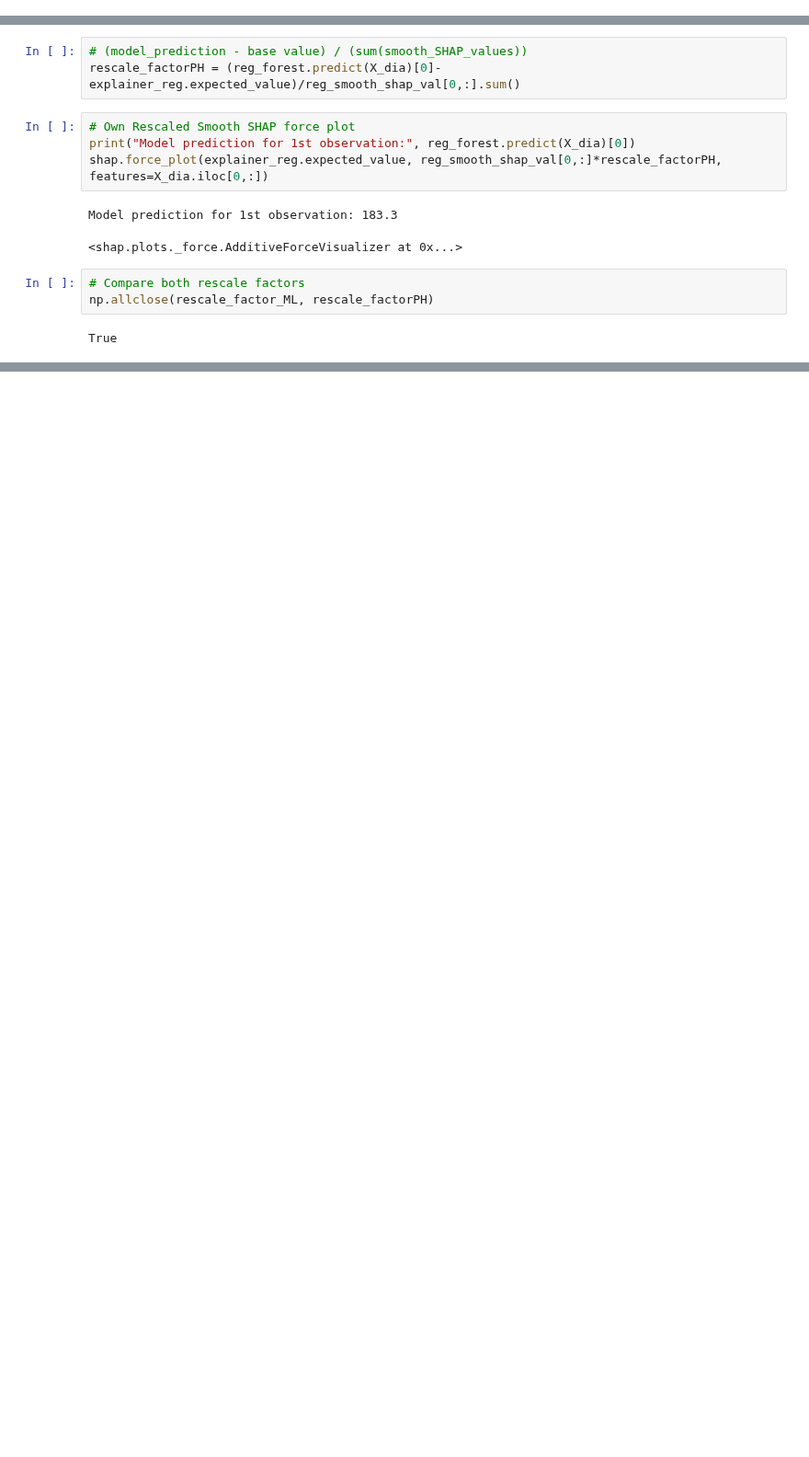
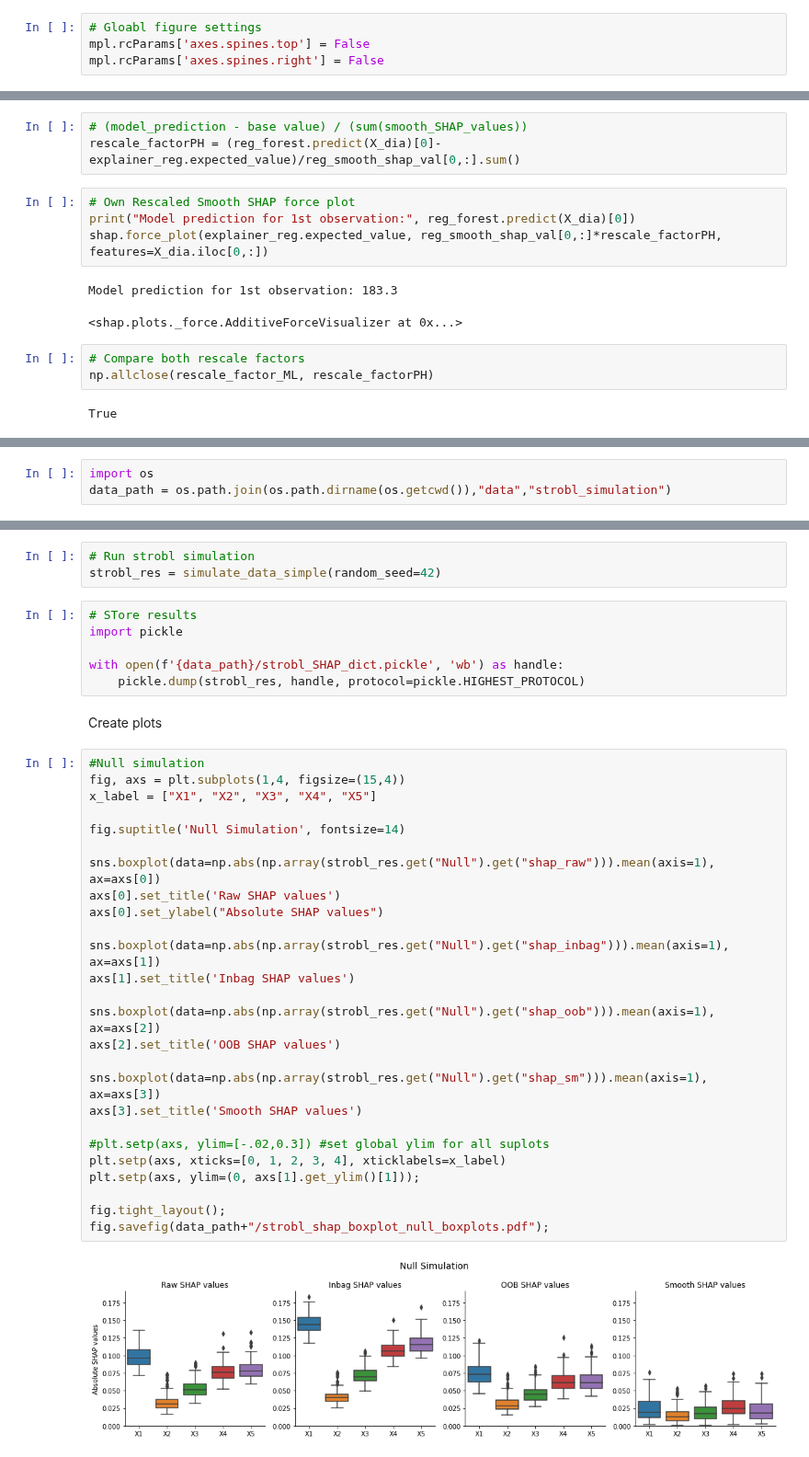
Before and after one commit to markusloecher/TreeBasedModel, a Jupyter notebook: notebooks/SmoothSHAP.ipynb, the cells around one changed output, grey strips where cells are left out. Shown at 92% size. Saved outputs shown, nothing was run; the diff lists cells and outputs as text; blank space fills up the shorter version.

Commit message:
Add Smooth SHAP plots for strobl simulation

```diff
--- a/notebooks/SmoothSHAP.ipynb
+++ b/notebooks/SmoothSHAP.ipynb
@@ -16,6 +18,10 @@ import seaborn as sns
 from TreeModelsFromScratch.DecisionTree import DecisionTree
 from TreeModelsFromScratch.RandomForest import RandomForest
 from TreeModelsFromScratch.SmoothShap import verify_shap_model, smooth_shap
+# %%
+# Gloabl figure settings
+mpl.rcParams['axes.spines.top'] = False
+mpl.rcParams['axes.spines.right'] = False
 # %%
 #load JS vis in the notebook for shap plots
 shap.initjs()
@@ -163,0 +174,3 @@ True
+# %%
+import os
+data_path = os.path.join(os.path.dirname(os.getcwd()),"data","strobl_simulation")
@@ -163,0 +276,39 @@ True
+# %%
+# Run strobl simulation
+strobl_res = simulate_data_simple(random_seed=42)
+# %%
+# STore results
+import pickle
+
+with open(f'{data_path}/strobl_SHAP_dict.pickle', 'wb') as handle:
+    pickle.dump(strobl_res, handle, protocol=pickle.HIGHEST_PROTOCOL)
+# %% [markdown]
+Create plots
+# %%
+#Null simulation
+fig, axs = plt.subplots(1,4, figsize=(15,4))
+x_label = ["X1", "X2", "X3", "X4", "X5"]
+
+fig.suptitle('Null Simulation', fontsize=14)
+
+sns.boxplot(data=np.abs(np.array(strobl_res.get("Null").get("shap_raw"))).mean(axis=1), ax=axs[0])
+axs[0].set_title('Raw SHAP values')
+axs[0].set_ylabel("Absolute SHAP values")
+
+sns.boxplot(data=np.abs(np.array(strobl_res.get("Null").get("shap_inbag"))).mean(axis=1), ax=axs[1])
+axs[1].set_title('Inbag SHAP values')
+
+sns.boxplot(data=np.abs(np.array(strobl_res.get("Null").get("shap_oob"))).mean(axis=1), ax=axs[2])
+axs[2].set_title('OOB SHAP values')
+
+sns.boxplot(data=np.abs(np.array(strobl_res.get("Null").get("shap_sm"))).mean(axis=1), ax=axs[3])
+axs[3].set_title('Smooth SHAP values')
+
+#plt.setp(axs, ylim=[-.02,0.3]) #set global ylim for all suplots
+plt.setp(axs, xticks=[0, 1, 2, 3, 4], xticklabels=x_label)
+plt.setp(axs, ylim=(0, axs[1].get_ylim()[1]));
+
+fig.tight_layout();
+fig.savefig(data_path+"/strobl_shap_boxplot_null_boxplots.pdf");
+# %% [output]
+[figure, added]
```
Also changed, not shown: parts of 18 cells of this notebook.
